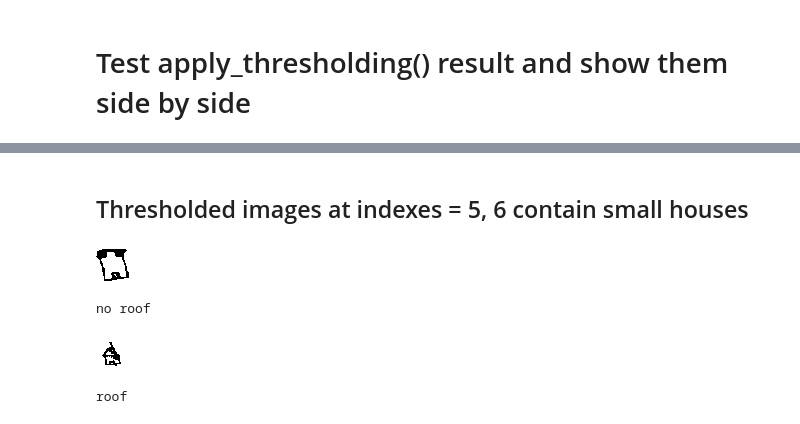
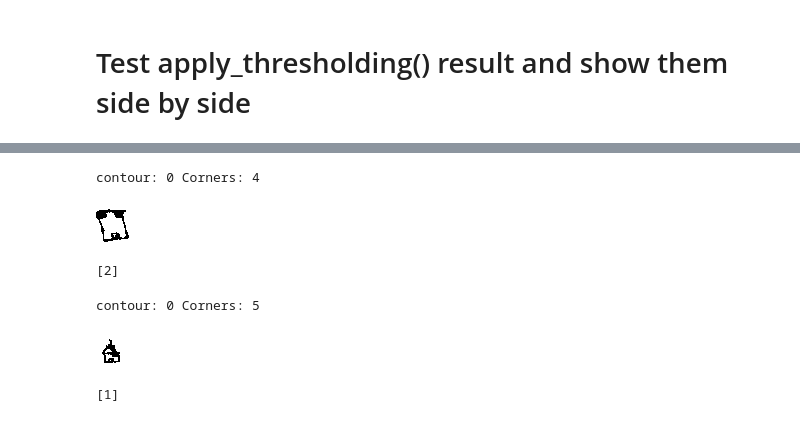
Before and after one commit to lindaabdullah/Thesis_experiments, a Jupyter notebook: RoofFeatureExtraction.ipynb, the cells around one changed output, grey strips where cells are left out. Saved outputs shown, nothing was run; the diff lists cells and outputs as text; code cells hidden in the pictures.

```diff
--- a/RoofFeatureExtraction.ipynb
+++ b/RoofFeatureExtraction.ipynb
@@ -13,7 +13,7 @@ from skimage.transform import rescale, resize, downscale_local_mean
 
 
 images = []
-root = "/content/drive/MyDrive/roofFeature/test/"
+root = "/content/drive/MyDrive/roofFeature/test_1/"
 files = os.listdir(root)
 
 for filename in files:
@@ -25,7 +39,7 @@ print(f"number of images: {len(files)}")
 # %%
 resized_imgs = []
 for i in images:
-  resized = cv2.resize(i, (255,255), interpolation = cv2.INTER_AREA)
+  resized = cv2.resize(i, (256,256), interpolation = cv2.INTER_AREA)
   resized_imgs.append(resized)
 
 cv2_imshow(np.hstack(resized_imgs))
@@ -88,17 +102,18 @@ cv2_imshow(np.hstack(result))
 # %%
-def roof_or_noRoof(resized_imgs, index: int, size_of_house=""):
+def roof_or_noRoof(resized_imgs, index: int, size_of_house):
 
   img_gray = resized_imgs[index].copy()
-
   kernel = square_cross_kernel(3)
-  for i in range(4):
+  for i in range(5):
     img_gray = erode(img_gray, kernel)
 
+  # apply gaussian filter with kernel size 13x13
+  # then apply edge detection
   edges = cv2.Canny(image=img_gray, threshold1=50, threshold2=220)
 
+  # apply dilation two times on the extracted edges using kernel 3x3
   for i in range(2):
     edges = dilate(edges, kernel)
-
 
   # find contours
   contours, hierarchy = cv2.findContours(edges.copy(), cv2.RETR_EXTERNAL, cv2.CHAIN_APPROX_NONE)
@@ -109,7 +124,7 @@ def roof_or_noRoof(resized_imgs, index: int, size_of_house=""):
     approx = cv2.approxPolyDP(i, 0.05 *peri, True)
     approx_list.append(approx)
 
-  classification = ""
+  classification = []
   for i, cnts in enumerate(approx_list):
 
   # cv2.boundingRect(cnts) finds the boundaries of a contour as a rectangle
@@ -119,24 +134,26 @@ def roof_or_noRoof(resized_imgs, index: int, size_of_house=""):
       if size_of_house == "small":
         if (size > 2):
           if (len(cnts) >= 5):
-            classification = "roof"
+            print("contour:", i, "Corners:", len(cnts))
+            classification.append(1)
             im3=resized_imgs[index][y:y+h,x:x+w]
             cv2_imshow(im3)
 
           elif len(cnts) >= 4 and len(cnts) < 5:
+            print("contour:", i, "Corners:", len(cnts))
             im3=resized_imgs[index][y:y+h,x:x+w]
-            classification = "no roof"
+            classification.append(2)
             cv2_imshow(im3)
 
-      if (size > 25):
+      if (size > 20):
         if (len(cnts) >= 5):
-          classification = "roof"
+          classification.append(1)
           im3=resized_imgs[index][y:y+h,x:x+w]
           cv2_imshow(im3)
 
         elif len(cnts) >= 4 and len(cnts) < 5:
           im3=resized_imgs[index][y:y+h,x:x+w]
-          classification = "no roof"
+          classification.append(2)
           cv2_imshow(im3)
   print(classification)
 # %%
@@ -158,12 +175,12 @@ no roof
-# %% [markdown]
-## Thresholded images at indexes = 5, 6 contain small houses
 # %%
-roof_or_noRoof(resized_imgs=result, index=5, size_of_house="small")
+roof_or_noRoof(resized_imgs=result, index=8, size_of_house="small")
 # %% [output]
+contour: 0 Corners: 4
-[figure, old version]
+[figure, new version]
-no roof
+[2]
 # %%
-roof_or_noRoof(resized_imgs=result, index=6, size_of_house="small")
+roof_or_noRoof(resized_imgs=result, index=10, size_of_house="small")
 # %% [output]
+contour: 0 Corners: 5
 [figure]
-roof
+[1]
```
Also changed, not shown: parts of 4 cells of this notebook.
